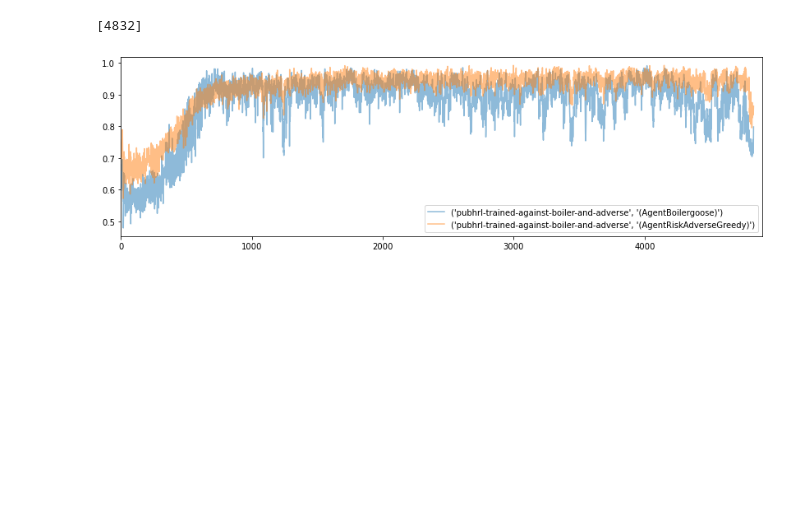
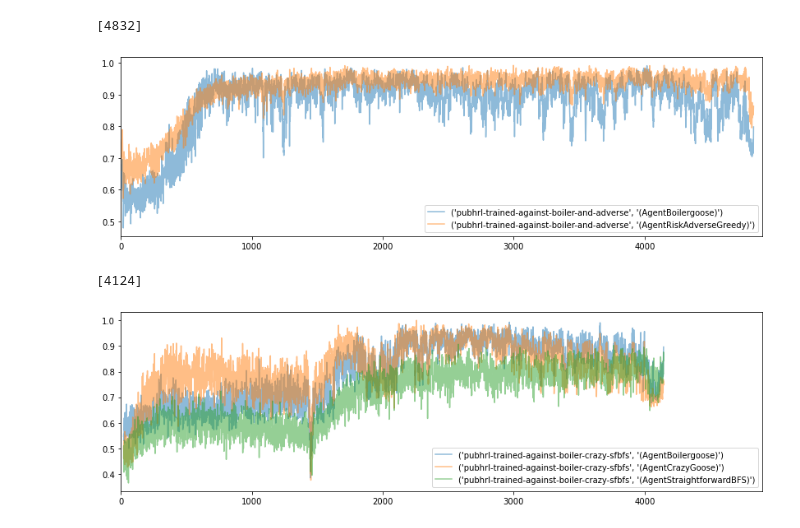
Before and after one commit to tonghuikang/hungry-goose-training-logs, a Jupyter notebook: analyse.ipynb, the cells around one changed output. Drawn from its saved outputs; the diff is of its cells as text; code cells hidden in the pictures; blank space fills up the shorter version.

```diff
--- a/analyse.ipynb
+++ b/analyse.ipynb
@@ -86,3 +86,43 @@ plt.xlim(0,4900)
 plt.show()
 # %% [output]
 [figure]
+# %%
+methods = [
+#     "pubhrl-trained-against-assorted",
+#     "pubhrl-trained-against-boiler-and-adverse",
+    "pubhrl-trained-against-boiler-crazy-sfbfs"
+]
+
+texts = {}
+
+for method in methods:
+    with open("./logs/logs-{}.txt".format(method)) as f:
+        texts[method] = f.readlines()
+# %%
+epochs = collections.defaultdict(list)
+winrates_rulebase = collections.defaultdict(lambda: collections.defaultdict(list))
+
+for method in methods:
+    for line in texts[method]:
+        if "win rate" in line:
+            winrate = float(line.split()[4])
+            opponent = line.split()[2]
+            winrates_rulebase[method][opponent].append(winrate)
+        if "epoch " in line:
+            epochs[method].append(int(line.split()[1]))
+# %%
+list(len(x) for x in epochs.values())
+# %% [output]
+[4124]
+# %%
+plt.figure(figsize=(14,4))
+for method in winrates_rulebase:
+    for opponent in winrates_rulebase[method]:
+        if opponent == "(total)":
+            continue
+        plt.plot(epochs[method], winrates_rulebase[method][opponent], label=(method, opponent), alpha=0.5)
+plt.legend()
+plt.xlim(0,4900)
+plt.show()
+# %% [output]
+[figure, added]
```
